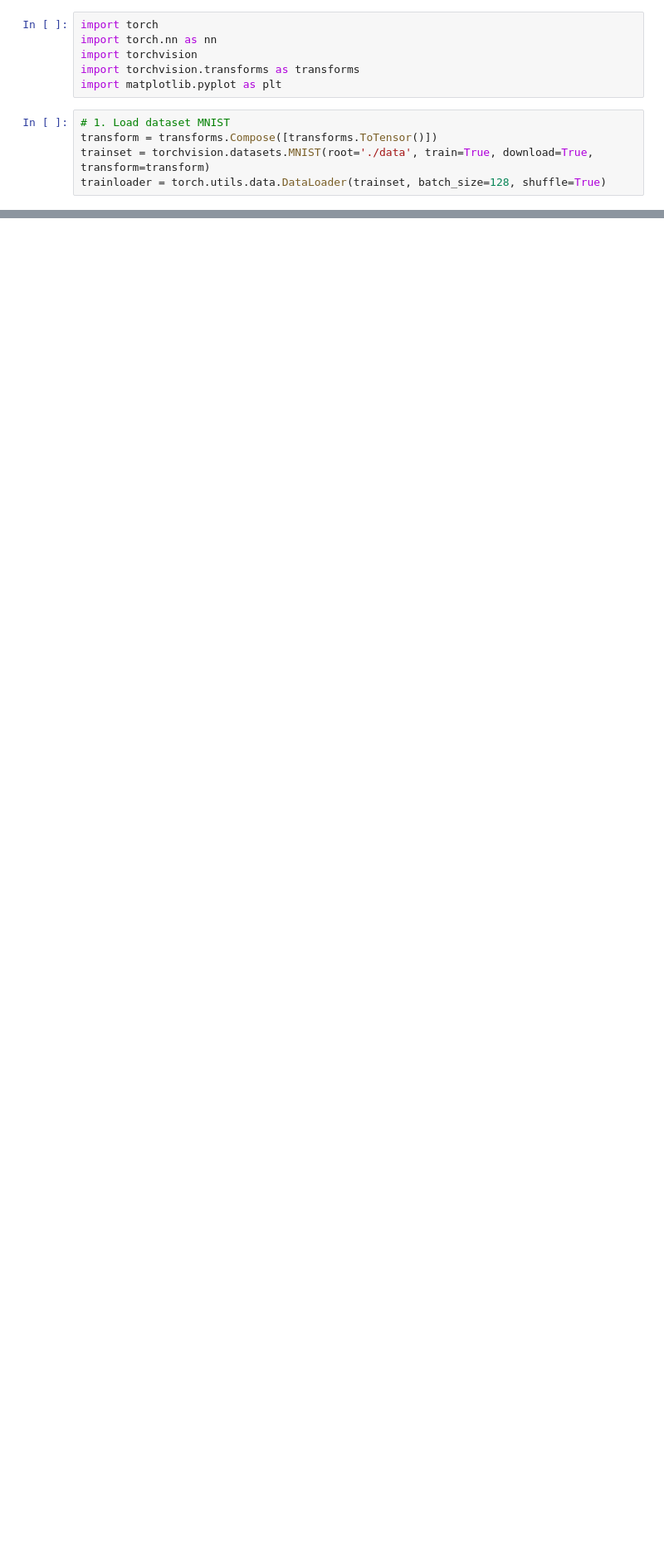
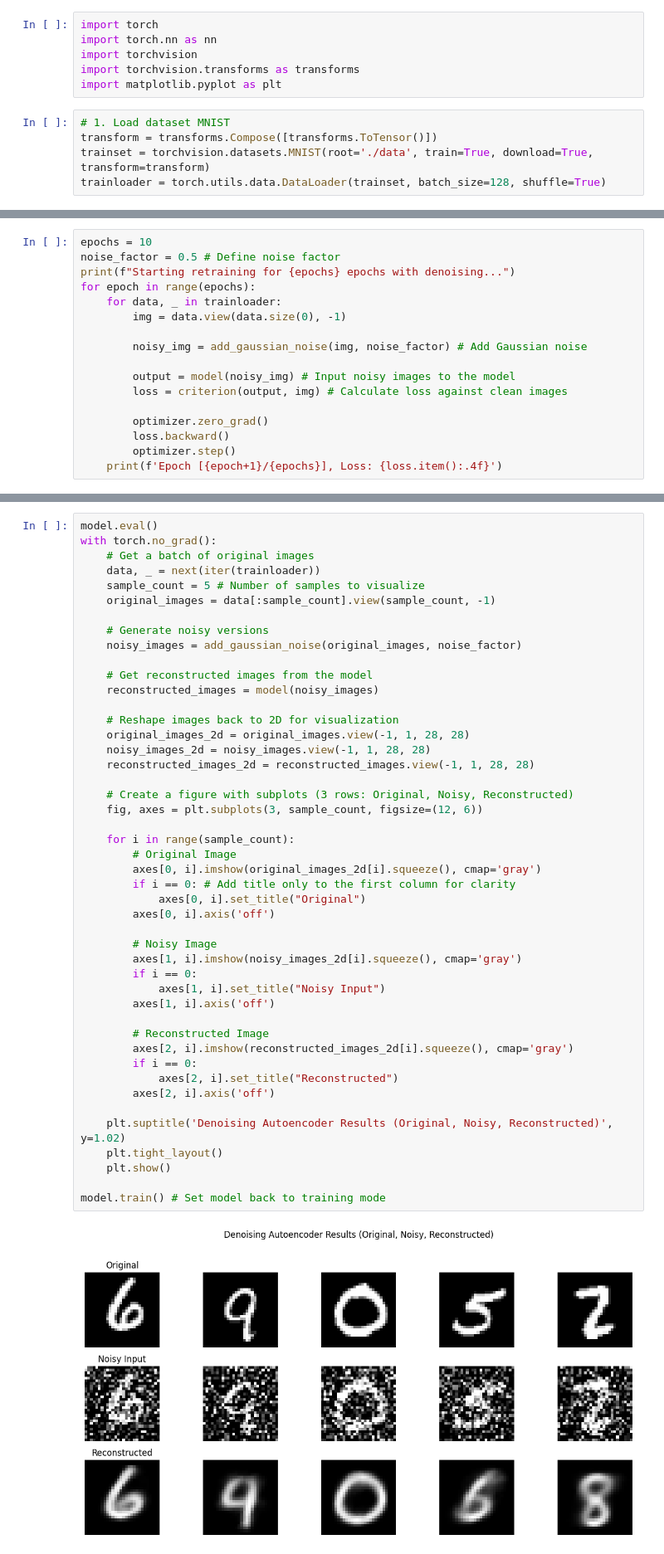
Before and after one commit to WahyuKhairi06/DeepLearning-WahyuKhairi-2311531009, a Jupyter notebook: Praktikum 7/Autoencoder_Praktikum.ipynb, the cells around one changed output, grey strips where cells are left out. Shown at 83% size. Drawn from its saved outputs; the diff is of its cells as text; blank space fills up the shorter version.

```diff
--- a/Praktikum 7/Autoencoder_Praktikum.ipynb
+++ b/Praktikum 7/Autoencoder_Praktikum.ipynb
@@ -91,0 +181,17 @@ with torch.no_grad():
+# %%
+epochs = 10
+noise_factor = 0.5 # Define noise factor
+print(f"Starting retraining for {epochs} epochs with denoising...")
+for epoch in range(epochs):
+    for data, _ in trainloader:
+        img = data.view(data.size(0), -1)
+
+        noisy_img = add_gaussian_noise(img, noise_factor) # Add Gaussian noise
+
+        output = model(noisy_img) # Input noisy images to the model
+        loss = criterion(output, img) # Calculate loss against clean images
+
+        optimizer.zero_grad()
+        loss.backward()
+        optimizer.step()
+    print(f'Epoch [{epoch+1}/{epochs}], Loss: {loss.item():.4f}')
@@ -91,0 +210,48 @@ with torch.no_grad():
+# %%
+model.eval()
+with torch.no_grad():
+    # Get a batch of original images
+    data, _ = next(iter(trainloader))
+    sample_count = 5 # Number of samples to visualize
+    original_images = data[:sample_count].view(sample_count, -1)
+
+    # Generate noisy versions
+    noisy_images = add_gaussian_noise(original_images, noise_factor)
+
+    # Get reconstructed images from the model
+    reconstructed_images = model(noisy_images)
+
+    # Reshape images back to 2D for visualization
+    original_images_2d = original_images.view(-1, 1, 28, 28)
+    noisy_images_2d = noisy_images.view(-1, 1, 28, 28)
+    reconstructed_images_2d = reconstructed_images.view(-1, 1, 28, 28)
+
+    # Create a figure with subplots (3 rows: Original, Noisy, Reconstructed)
+    fig, axes = plt.subplots(3, sample_count, figsize=(12, 6))
+
+    for i in range(sample_count):
+        # Original Image
+        axes[0, i].imshow(original_images_2d[i].squeeze(), cmap='gray')
+        if i == 0: # Add title only to the first column for clarity
+            axes[0, i].set_title("Original")
+        axes[0, i].axis('off')
+
+        # Noisy Image
+        axes[1, i].imshow(noisy_images_2d[i].squeeze(), cmap='gray')
+        if i == 0:
+            axes[1, i].set_title("Noisy Input")
+        axes[1, i].axis('off')
+
+        # Reconstructed Image
+        axes[2, i].imshow(reconstructed_images_2d[i].squeeze(), cmap='gray')
+        if i == 0:
+            axes[2, i].set_title("Reconstructed")
+        axes[2, i].axis('off')
+
+    plt.suptitle('Denoising Autoencoder Results (Original, Noisy, Reconstructed)', y=1.02)
+    plt.tight_layout()
+    plt.show()
+
+model.train() # Set model back to training mode
+# %% [output]
+[figure, added]
```
Also changed, not shown: parts of 9 cells of this notebook.
